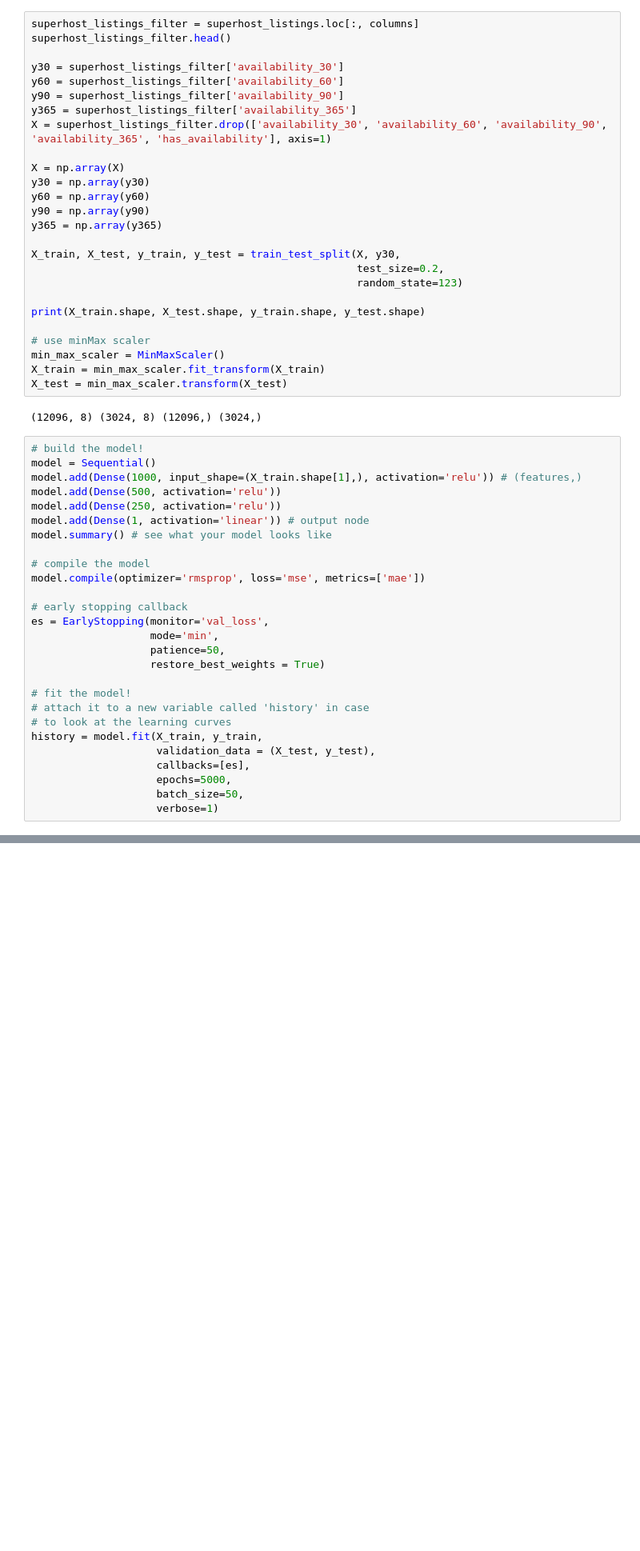
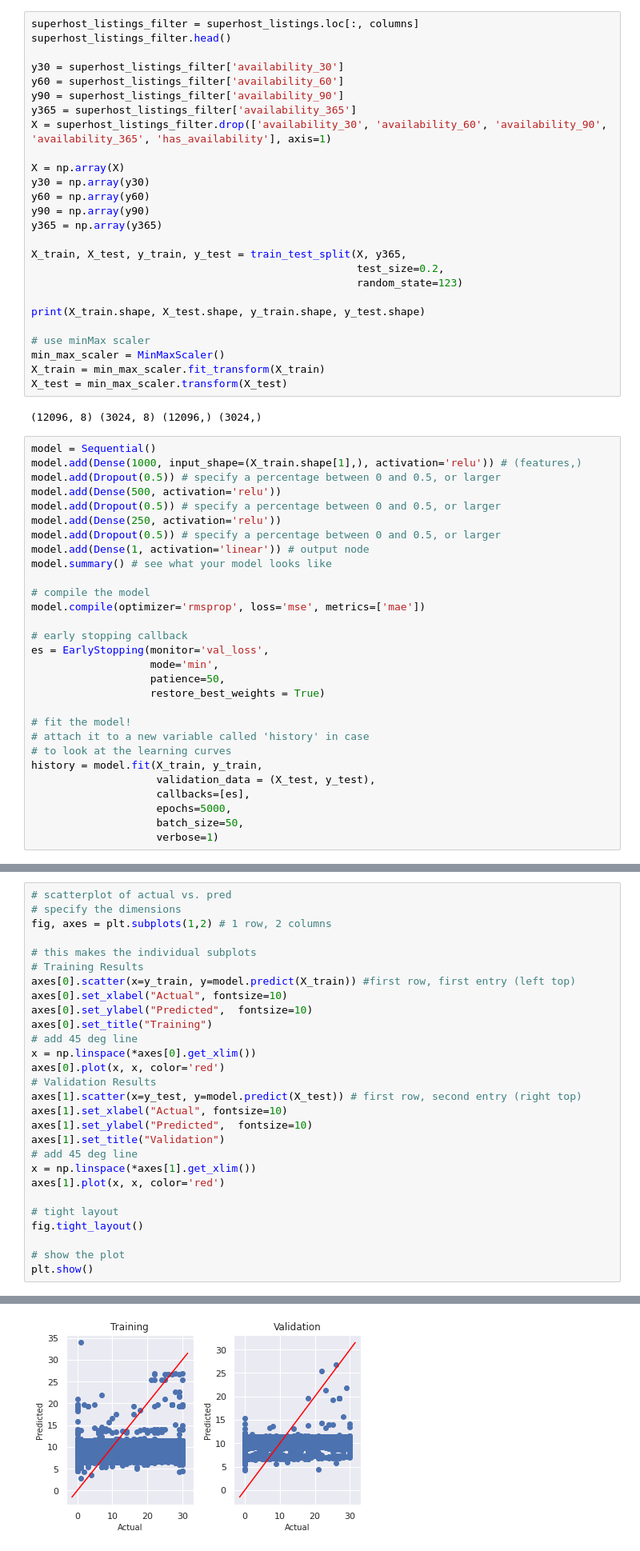
Before and after one commit to 18txm/inside-airbnb-vacancies, a Jupyter notebook: rq2_thomas.ipynb, the cells around one changed output, grey strips where cells are left out. Shown: that part at 80% size. Cells and saved outputs as stored; diff of their text form; blank space fills up the shorter version.

```diff
--- a/rq2_thomas.ipynb
+++ b/rq2_thomas.ipynb
@@ -224,7 +237,7 @@ y60 = np.array(y60)
 y90 = np.array(y90)
 y365 = np.array(y365)
 
-X_train, X_test, y_train, y_test = train_test_split(X, y30,
+X_train, X_test, y_train, y_test = train_test_split(X, y365,
                                                     test_size=0.2,
                                                     random_state=123)
 
@@ -237,11 +250,13 @@ X_test = min_max_scaler.transform(X_test)
 # %% [output]
 (12096, 8) (3024, 8) (12096,) (3024,)
 # %%
-# build the model!
 model = Sequential()
 model.add(Dense(1000, input_shape=(X_train.shape[1],), activation='relu')) # (features,)
+model.add(Dropout(0.5)) # specify a percentage between 0 and 0.5, or larger
 model.add(Dense(500, activation='relu'))
+model.add(Dropout(0.5)) # specify a percentage between 0 and 0.5, or larger
 model.add(Dense(250, activation='relu'))
+model.add(Dropout(0.5)) # specify a percentage between 0 and 0.5, or larger
 model.add(Dense(1, activation='linear')) # output node
 model.summary() # see what your model looks like
 
@@ -296,0 +347,29 @@ plt.show()
+# %%
+# scatterplot of actual vs. pred
+# specify the dimensions
+fig, axes = plt.subplots(1,2) # 1 row, 2 columns
+
+# this makes the individual subplots
+# Training Results
+axes[0].scatter(x=y_train, y=model.predict(X_train)) #first row, first entry (left top)
+axes[0].set_xlabel("Actual", fontsize=10)
+axes[0].set_ylabel("Predicted",  fontsize=10)
+axes[0].set_title("Training")
+# add 45 deg line
+x = np.linspace(*axes[0].get_xlim())
+axes[0].plot(x, x, color='red')
+# Validation Results
+axes[1].scatter(x=y_test, y=model.predict(X_test)) # first row, second entry (right top)
+axes[1].set_xlabel("Actual", fontsize=10)
+axes[1].set_ylabel("Predicted",  fontsize=10)
+axes[1].set_title("Validation")
+# add 45 deg line
+x = np.linspace(*axes[1].get_xlim())
+axes[1].plot(x, x, color='red')
+
+# tight layout
+fig.tight_layout()
+
+# show the plot
+plt.show()
+# %% [output]
@@ -296,0 +378 @@ plt.show()
+[figure, added]
```
Also changed, not shown: parts of 13 cells of this notebook, 1 other file.
